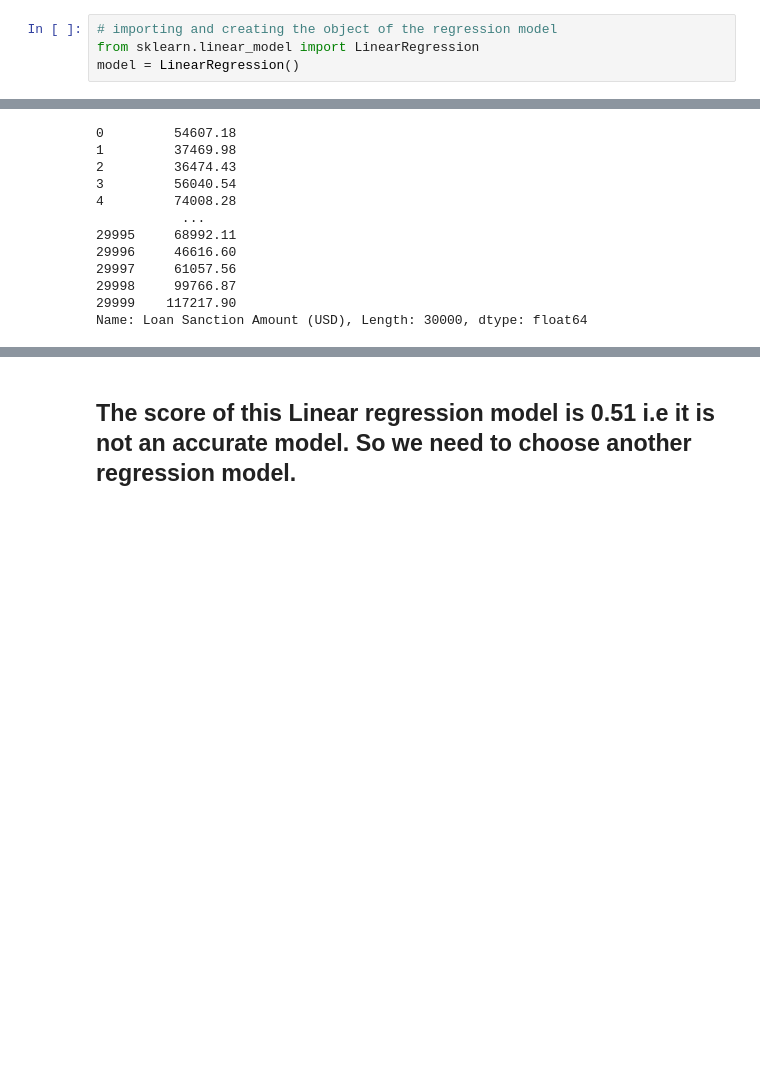
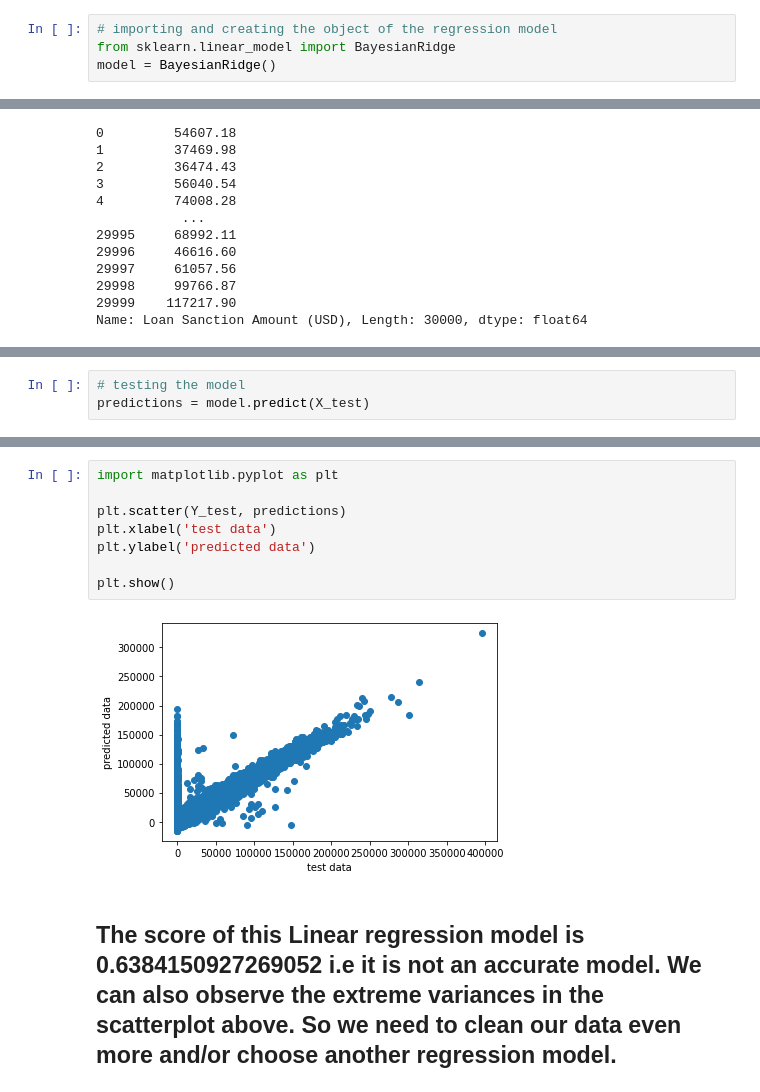
Before and after one commit to Karthikb777/ML-internship, a Jupyter notebook: models/LinearRegression.ipynb, the cells around one changed output, grey strips where cells are left out. Saved outputs shown, nothing was run; the diff lists cells and outputs as text; blank space fills up the shorter version.

```diff
--- a/models/LinearRegression.ipynb
+++ b/models/LinearRegression.ipynb
@@ -24,7 +24,7 @@ data
 # %%
 # importing and creating the object of the regression model
-from sklearn.linear_model import LinearRegression
-model = LinearRegression()
+from sklearn.linear_model import BayesianRidge
+model = BayesianRidge()
 # %%
 X = data.drop(['Loan Sanction Amount (USD)', 'Unnamed: 0'], axis=1)
 X
@@ -124,0 +90,3 @@ model.score(X_test, Y_test)
+# %%
+# testing the model
+predictions = model.predict(X_test)
@@ -125,2 +115,12 @@ model.score(X_test, Y_test)
+# %%
+import matplotlib.pyplot as plt
+
+plt.scatter(Y_test, predictions)
+plt.xlabel('test data')
+plt.ylabel('predicted data')
+
+plt.show()
+# %% [output]
+[figure, added]
 # %% [markdown]
-## The score of this Linear regression model is 0.51 i.e it is not an accurate model. So we need to choose another regression model.
+## The score of this Linear regression model is 0.6384150927269052 i.e it is not an accurate model. We can also observe the extreme variances in the scatterplot above. So we need to clean our data even more and/or choose another regression model.
```
Also changed, not shown: parts of 12 cells of this notebook, 6 other files.
